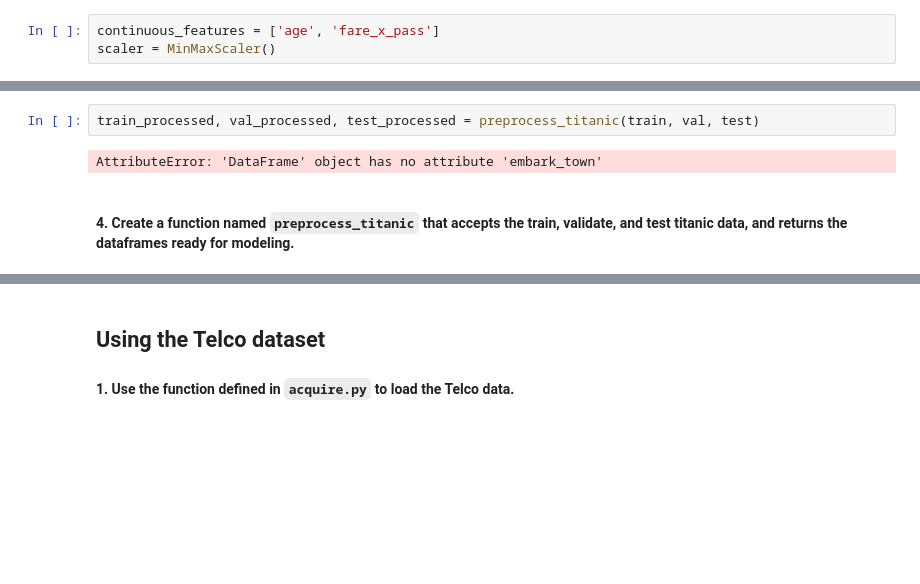
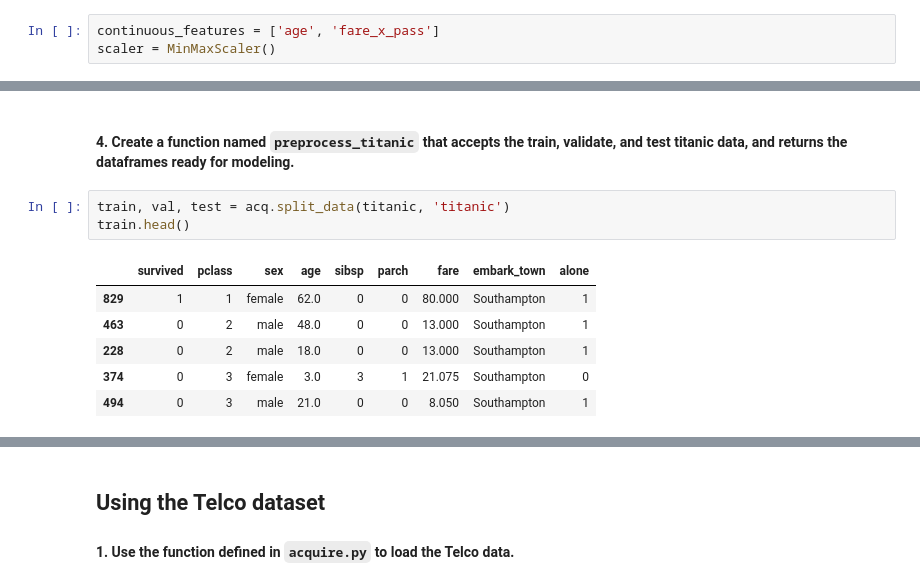
Before and after one commit to Segura-Jorge/classification-exercises, a Jupyter notebook: modeling.ipynb, the cells around one changed output, grey strips where cells are left out. Drawn from its saved outputs; the diff is of its cells as text; blank space fills up the shorter version.

```diff
--- a/modeling.ipynb
+++ b/modeling.ipynb
@@ -129,6 +97,12 @@ def preprocess_titanic(train, val, test, continuous_features=['age', 'fare']):
-# %%
-train_processed, val_processed, test_processed = preprocess_titanic(train, val, test)
-# %% [output]
-AttributeError: 'DataFrame' object has no attribute 'embark_town'
 # %% [markdown]
 #### 4. Create a function named `preprocess_titanic` that accepts the train, validate, and test titanic data, and returns the dataframes ready for modeling.
+# %%
+train, val, test = acq.split_data(titanic, 'titanic')
+train.head()
+# %% [output]
+|  | survived | pclass | sex | age | sibsp | parch | fare | embark_town | alone |
+| 829 | 1 | 1 | female | 62.0 | 0 | 0 | 80.000 | Southampton | 1 |
+| 463 | 0 | 2 | male | 48.0 | 0 | 0 | 13.000 | Southampton | 1 |
+| 228 | 0 | 2 | male | 18.0 | 0 | 0 | 13.000 | Southampton | 1 |
+| 374 | 0 | 3 | female | 3.0 | 3 | 1 | 21.075 | Southampton | 0 |
+| 494 | 0 | 3 | male | 21.0 | 0 | 0 | 8.050 | Southampton | 1 |
```
Also changed, not shown: parts of 14 cells of this notebook.
